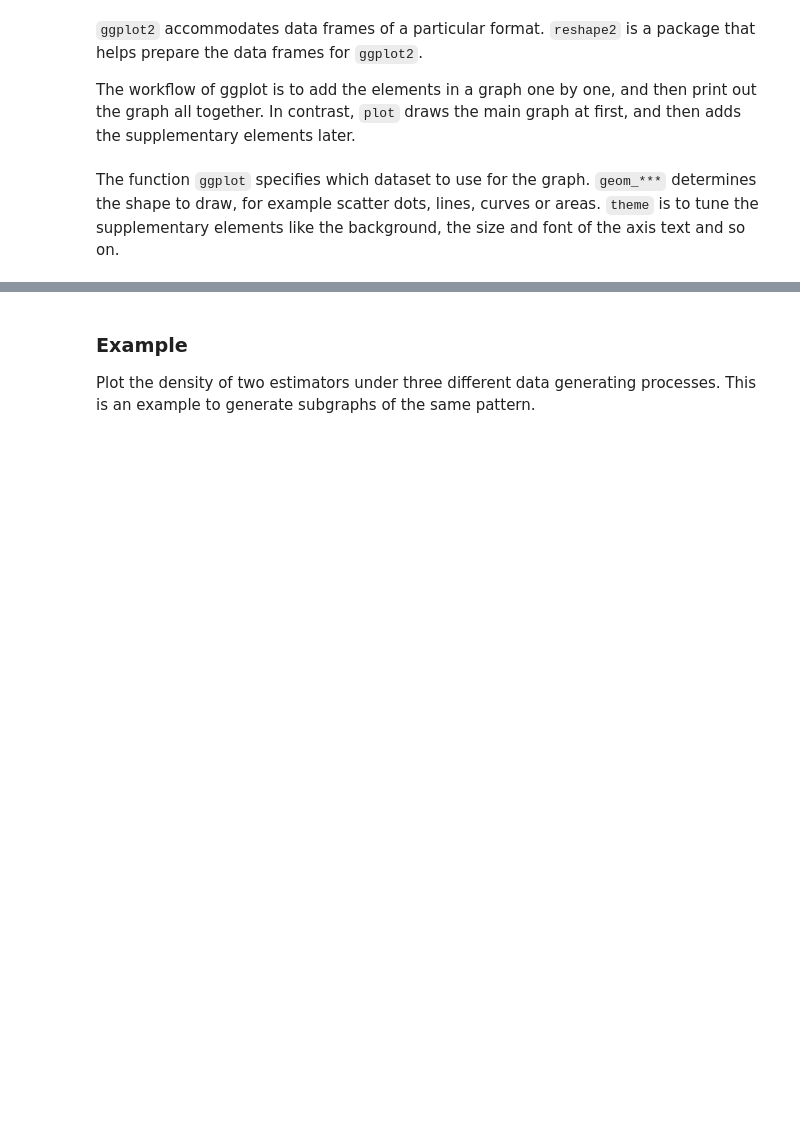
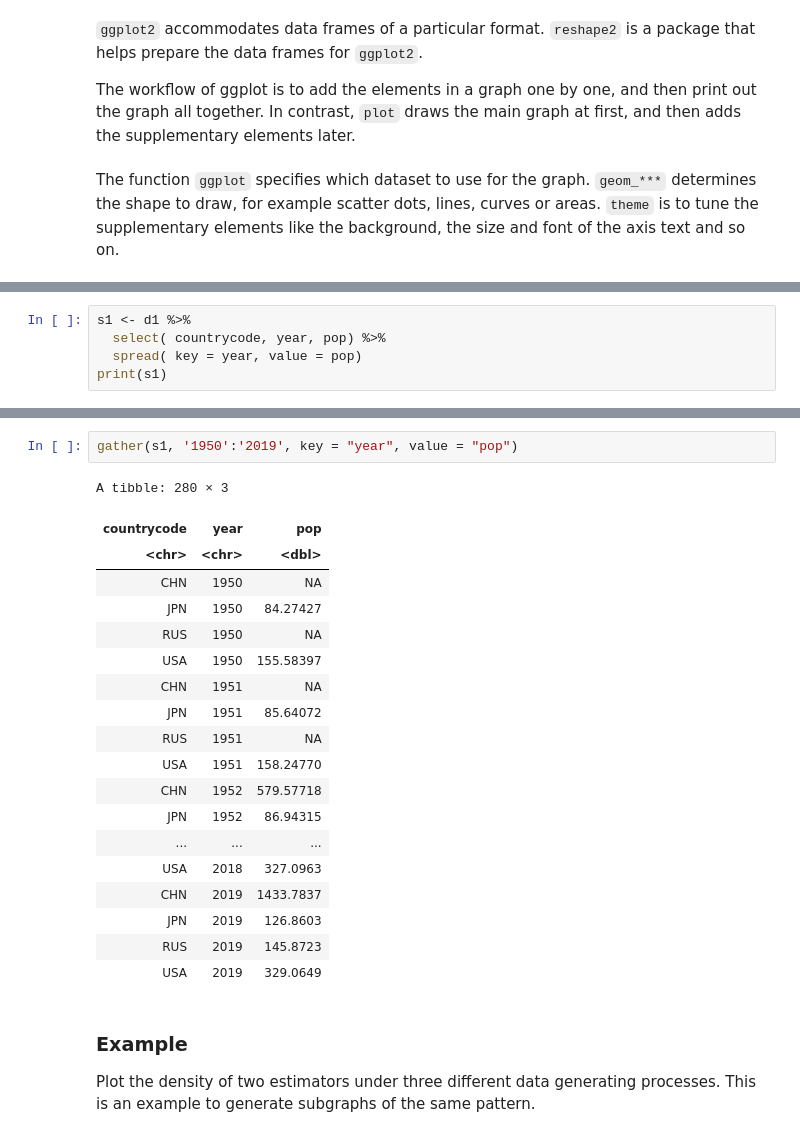
Before and after one commit to zhentaoshi/econ_data_science, a Jupyter notebook: slides_04_visualization.ipynb, the cells around one changed output, grey strips where cells are left out. Drawn from its saved outputs; the diff is of its cells as text; blank space fills up the shorter version.

```diff
--- a/slides_04_visualization.ipynb
+++ b/slides_04_visualization.ipynb
@@ -138,0 +229,5 @@ The function `ggplot` specifies which dataset to use for the graph. `geom_***` d
+# %%
+s1 <- d1 %>%
+  select( countrycode, year, pop) %>%
+  spread( key = year, value = pop)
+print(s1)
@@ -139,3 +250,25 @@ The function `ggplot` specifies which dataset to use for the graph. `geom_***` d
+# %%
+gather(s1, '1950':'2019', key = "year", value = "pop")
+# %% [output]
+A tibble: 280 × 3
+| countrycode | year | pop |
+| <chr> | <chr> | <dbl> |
+| CHN | 1950 | NA |
+| JPN | 1950 | 84.27427 |
+| RUS | 1950 | NA |
+| USA | 1950 | 155.58397 |
+| CHN | 1951 | NA |
+| JPN | 1951 | 85.64072 |
+| RUS | 1951 | NA |
+| USA | 1951 | 158.24770 |
+| CHN | 1952 | 579.57718 |
+| JPN | 1952 | 86.94315 |
+| ... | ... | ... |
+| USA | 2018 | 327.0963 |
+| CHN | 2019 | 1433.7837 |
+| JPN | 2019 | 126.8603 |
+| RUS | 2019 | 145.8723 |
+| USA | 2019 | 329.0649 |
 # %% [markdown]
 ### Example
 
```
Also changed, not shown: parts of 9 cells of this notebook, 2 other files.
